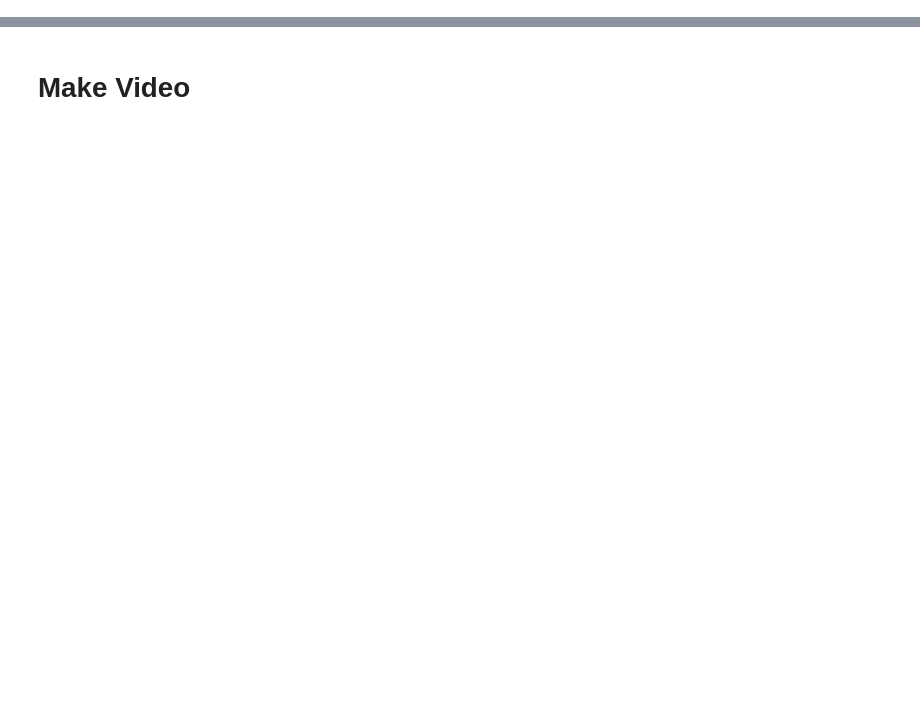
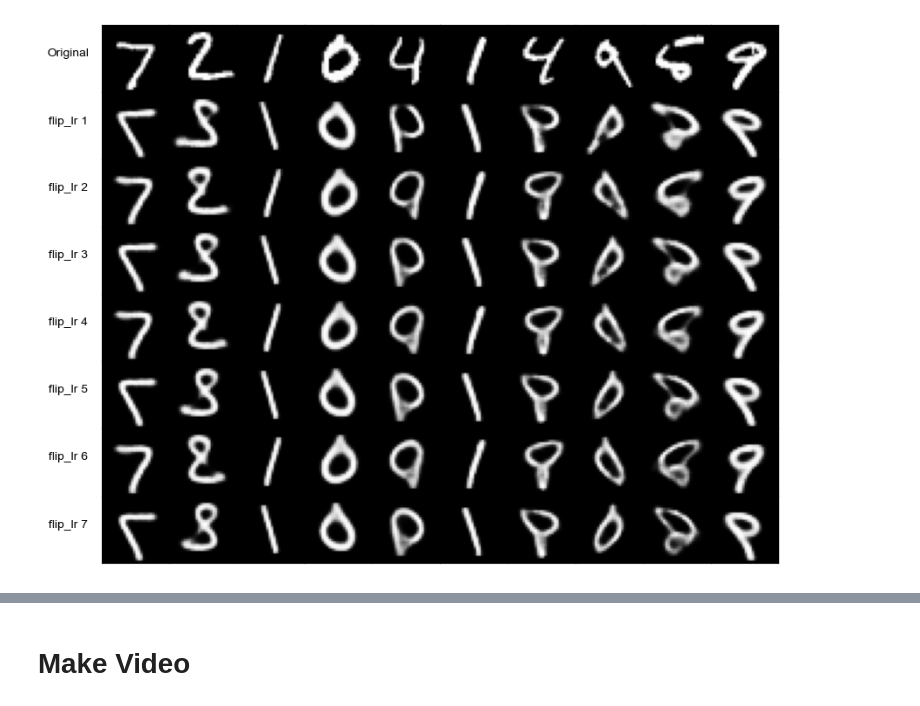
Before and after one commit to SunayBhat1/Latent_Augmentation_VAE, a Jupyter notebook: PlotandMetric.ipynb, the cells around one changed output, grey strips where cells are left out. Drawn from its saved outputs; the diff is of its cells as text; code cells hidden in the pictures; blank space fills up the shorter version.

Commit message:
Plotting Tools
-Trace recursive
-interpolate, sample, etc

```diff
--- a/PlotandMetric.ipynb
+++ b/PlotandMetric.ipynb
@@ -37 +39,7 @@ if not os.path.exists(results_folder):
 Results/Test
+# %%
+# Load Model and Data
+checkpoints_folder = os.path.join('Results', 'flips_to6', 'Checkpoints')
+model_f = torch.load(os.path.join(checkpoints_folder, 'Decs_6_100.pt'),map_location=device)
+
+_, test_loader = ut.MNIST_data(class_filter=None,augs=['flip_lr', 'flip_ud'],combine=False,targets=False)
@@ -37,0 +48,88 @@ Results/Test
+# %%
+def plot_Laug_Recon(model, test_loader, device, augs, decoder=0, num_samples=2, save_path=None):
+
+    model.eval()
+
+    plt.style.use('default')
+
+
+    fig, ax = plt.subplots(8, num_samples, figsize=(num_samples, 8))
+
+
+    x_laugs = {}
+    x_hat = {}
+    z = {}
+
+    x = next(iter(test_loader))
+
+    for aug in x.keys():
+        x[aug] = x[aug].to(device)
+        x_hat[aug], z[aug], _ = model(x[aug])
+
+    x_laugs['orig'] = x_hat['orig']
+
+    # Run through the 1st augmentation 6 times
+    x_laugs[augs[0] + '_{}'.format(1)] = model.decoders[decoder](z['orig']@ model.Laugs[0])
+    for i in range(1,7):
+        x_hat[aug], z[augs[0] + '_{}'.format(i)],_ = model(x_laugs[augs[0] + '_{}'.format(i)])
+        x_laugs[augs[0] + '_{}'.format(i+1)] = model.decoders[decoder](z[augs[0] + '_{}'.format(i)] @ model.Laugs[0])
+
+
+    rotation = 0
+    if len(model.Laugs) == 2:
+        for i in range(num_samples):
+            ax[0, i].imshow(x['orig'][i].cpu().detach().numpy().squeeze(), cmap='gray')
+            ax[1, i].imshow(x_laugs[augs[0] + '_{}'.format(1)][i].cpu().detach().numpy().squeeze(), cmap='gray')
+            ax[2, i].imshow(x_laugs[augs[0] + '_{}'.format(2)][i].cpu().detach().numpy().squeeze(), cmap='gray')
+            ax[3, i].imshow(x_laugs[augs[0] + '_{}'.format(3)][i].cpu().detach().numpy().squeeze(), cmap='gray')
+            ax[4, i].imshow(x_laugs[augs[0] + '_{}'.format(4)][i].cpu().detach().numpy().squeeze(), cmap='gray')
+            ax[5, i].imshow(x_laugs[augs[0] + '_{}'.format(5)][i].cpu().detach().numpy().squeeze(), cmap='gray')
+            ax[6, i].imshow(x_laugs[augs[0] + '_{}'.format(6)][i].cpu().detach().numpy().squeeze(), cmap='gray')
+            ax[7, i].imshow(x_laugs[augs[0] + '_{}'.format(7)][i].cpu().detach().numpy().squeeze(), cmap='gray')
+
+            if i == 0:
+                ax[0, i].set_ylabel('Original',rotation=rotation)
+                ax[1, i].set_ylabel('{} 1'.format(augs[0]),rotation=rotation)
+                ax[2, i].set_ylabel('{} 2'.format(augs[0]),rotation=rotation)
+                ax[3, i].set_ylabel('{} 3'.format(augs[0]),rotation=rotation)
+                ax[4, i].set_ylabel('{} 4'.format(augs[0]),rotation=rotation)
+                ax[5, i].set_ylabel('{} 5'.format(augs[0]),rotation=rotation)
+                ax[6, i].set_ylabel('{} 6'.format(augs[0]),rotation=rotation)
+                ax[7, i].set_ylabel('{} 7'.format(augs[0]),rotation=rotation)
+
+            for j in range(8):
+                if i == 0: ax[j, i].yaxis.set_label_coords(-0.5,0.5)
+                ax[j, i].set_xticks([])
+                ax[j, i].set_yticks([])
+
+
+    plt.subplots_adjust(wspace=0, hspace=0)
+
+    if save_path is not None:
+        plt.savefig(save_path, bbox_inches='tight', pad_inches=0)
+
+    return z
+
+
+_, test_loader = ut.MNIST_data(class_filter=None,augs=['flip_lr', 'flip_ud'],combine=False,targets=False)
+z = plot_Laug_Recon(model_f, test_loader, device, ['flip_lr', 'flip_ud'], decoder=0, num_samples=10, save_path=None)
+_, test_loader = ut.MNIST_data(class_filter=None,augs=['flip_lr', 'flip_ud'],combine=True,targets=True)
+pca, tsne, ica = ut.plot_2D_tSNE_latent(model_f, test_loader, device,['flip_lr', 'flip_ud'], decoder=0, save_path=None)
+
+outs = []
+outs.append(ica.transform(z['flip_lr_1'].cpu().detach().numpy()))
+outs.append(ica.transform(z['flip_lr_2'].cpu().detach().numpy()))
+outs.append(ica.transform(z['flip_lr_3'].cpu().detach().numpy()))
+outs.append(ica.transform(z['flip_lr_4'].cpu().detach().numpy()))
+outs.append(ica.transform(z['flip_lr_5'].cpu().detach().numpy()))
+outs.append(ica.transform(z['flip_lr_6'].cpu().detach().numpy()))
+
+outs = np.array(outs)
+
+# Plot the 2D latent space
+plt.plot(outs[:,0,0], outs[:,0,1], c='r', label='7_Example',marker='o',markersize=8,alpha=0.8)
+plt.plot(outs[:,1,0], outs[:,1,1], c='r', label='2-Example',marker='o',markersize=8,alpha=0.8)
+plt.scatter(outs[0,1,0], outs[0,1,1], c='k', label='2-Start',marker='o',s=200)
+plt.scatter(outs[0,0,0], outs[0,0,1], c='k', label='7-Start',marker='o',s=200)
+plt.legend()
+# %% [output]
@@ -37,0 +142 @@ Results/Test
+[figure, added]
```
Also changed, not shown: parts of 14 cells of this notebook, 1 other file.
